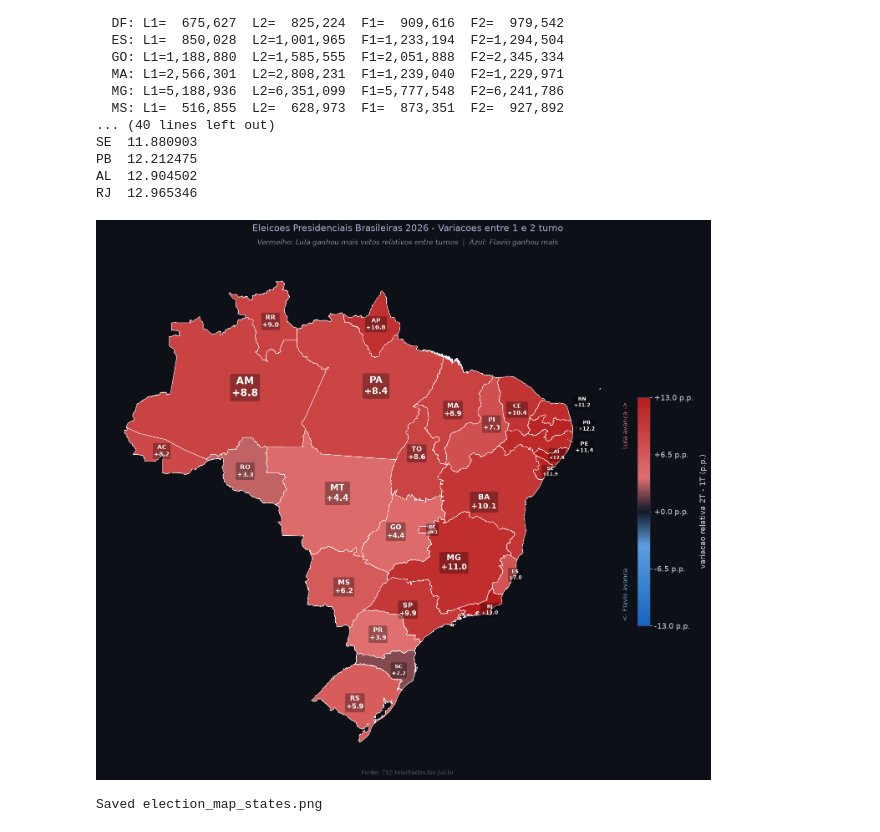
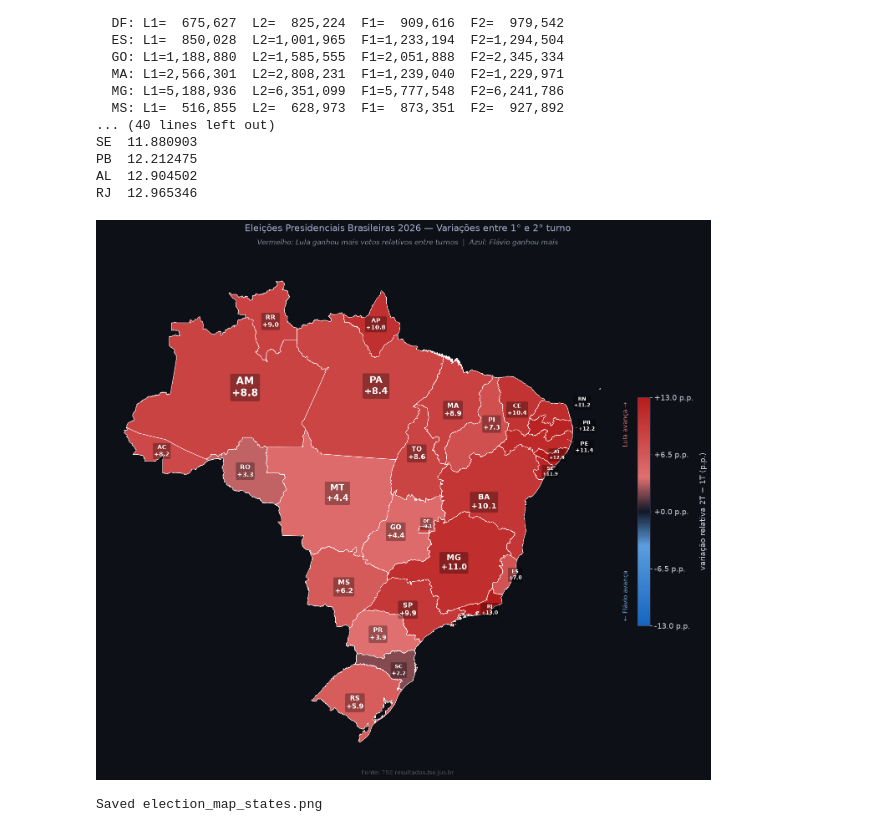
Before and after one commit to SebasEliens/br26-map, a Jupyter notebook: election_map.ipynb, the cells around one changed output. Saved outputs shown, nothing was run; the diff lists cells and outputs as text; code cells hidden in the pictures.

```diff
--- a/election_map.ipynb
+++ b/election_map.ipynb
@@ -409,7 +409,8 @@ OFFSHORE = {
 nudge = {
     "CE": (-0.3, -0.3),
     "AL": ( 0.5,  0.2), "SE": ( 0.4, -0.3),
-    "ES": ( 0.6,  0.0), "RJ": ( 0.0, -0.5), "DF": ( 0.7,  0.0),
+    "ES": ( 0.6,  0.0), "RJ": ( 0.0, -0.5), "DF": ( 0.2,  0.5),
+
 }
 
 for _, row in gdf_state_map.iterrows():
@@ -441,37 +442,37 @@ for _, row in gdf_state_map.iterrows():
             xy=(pt.x + dx, pt.y + dy), ha="center", va="center",
             fontsize=fs, color="white", fontweight="bold",
             bbox=dict(boxstyle="round,pad=0.18", facecolor="black",
                       alpha=0.30, linewidth=0),
         )
 
 # Colorbar
 sm2 = plt.cm.ScalarMappable(cmap=cmap, norm=norm_s)
 sm2.set_array([])
 cbar2 = fig2.colorbar(sm2, ax=ax2, shrink=0.45, aspect=18, pad=0.02)
 cbar2.outline.set_edgecolor("#444466")
 cbar2.ax.tick_params(colors="#ccccdd", labelsize=13)
 ticks2 = np.linspace(-vmax_s, vmax_s, 5)
 cbar2.set_ticks(ticks2)
 cbar2.set_ticklabels([f"{v:+.1f} p.p." for v in ticks2])
-cbar2.set_label("variacao relativa 2T - 1T (p.p.)", color="#ccccdd", fontsize=13, labelpad=10)
-cbar2.ax.text(-1.2, 0.02, "<- Flavio avanca", transform=cbar2.ax.transAxes,
+cbar2.set_label("variação relativa 2T − 1T (p.p.)", color="#ccccdd", fontsize=13, labelpad=10)
+cbar2.ax.text(-1.2, 0.02, "← Flávio avança", transform=cbar2.ax.transAxes,
               va="bottom", ha="left", fontsize=11, color="#7aa8e0", rotation=90)
-cbar2.ax.text(-1.2, 0.98, "Lula avanca ->",   transform=cbar2.ax.transAxes,
+cbar2.ax.text(-1.2, 0.98, "Lula avança →",   transform=cbar2.ax.transAxes,
               va="top",    ha="left", fontsize=11, color="#e07a7a", rotation=90)
 
 ax2.axis("off")
 plt.tight_layout(rect=[0, 0.012, 1, 0.90])
-fig2.text(0.5, 0.935, "Eleicoes Presidenciais Brasileiras 2026 - Variacoes entre 1 e 2 turno",
+fig2.text(0.5, 0.935, "Eleições Presidenciais Brasileiras 2026 — Variações entre 1° e 2° turno",
           ha="center", color="#aaaacc", fontsize=16)
 fig2.text(0.5, 0.912,
-          "Vermelho: Lula ganhou mais votos relativos entre turnos  |  Azul: Flavio ganhou mais",
+          "Vermelho: Lula ganhou mais votos relativos entre turnos  |  Azul: Flávio ganhou mais",
           ha="center", color="#888899", fontsize=12, style="italic")
 fig2.text(0.5, 0.007, "Fonte: TSE resultados.tse.jus.br",
           ha="center", color="#555566", fontsize=10)
 
 plt.savefig("election_map_states.png", dpi=200, bbox_inches="tight", facecolor=BG)
 plt.show()
 print("Saved election_map_states.png")
 # %% [output]
-[figure, old version]
+[figure, new version]
 Saved election_map_states.png
```
